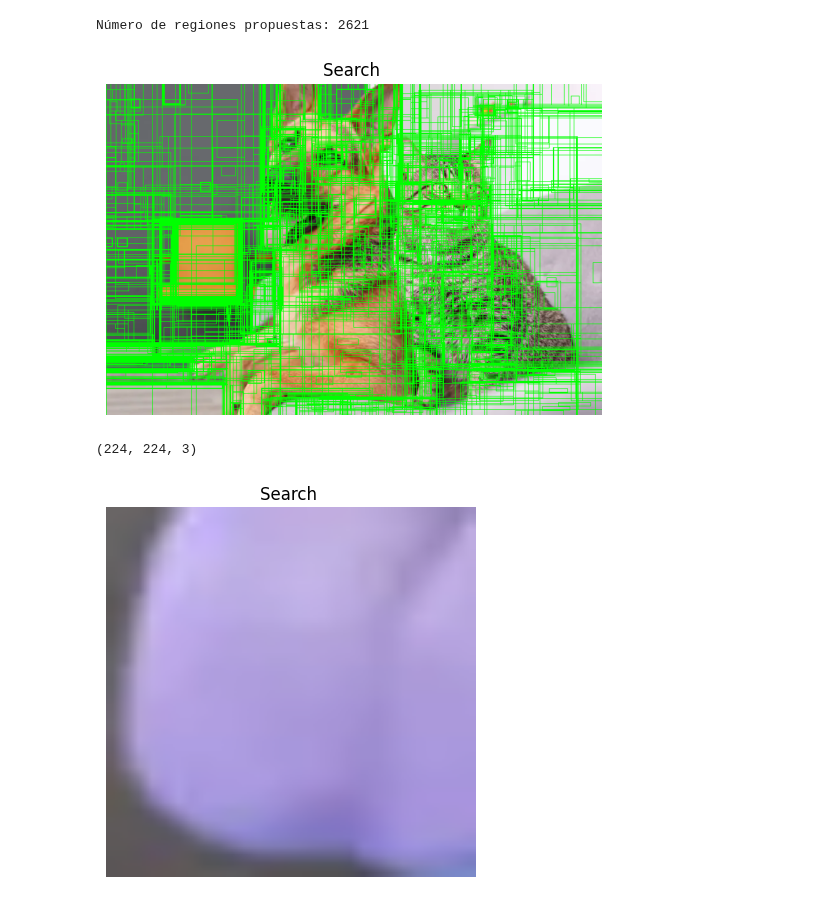
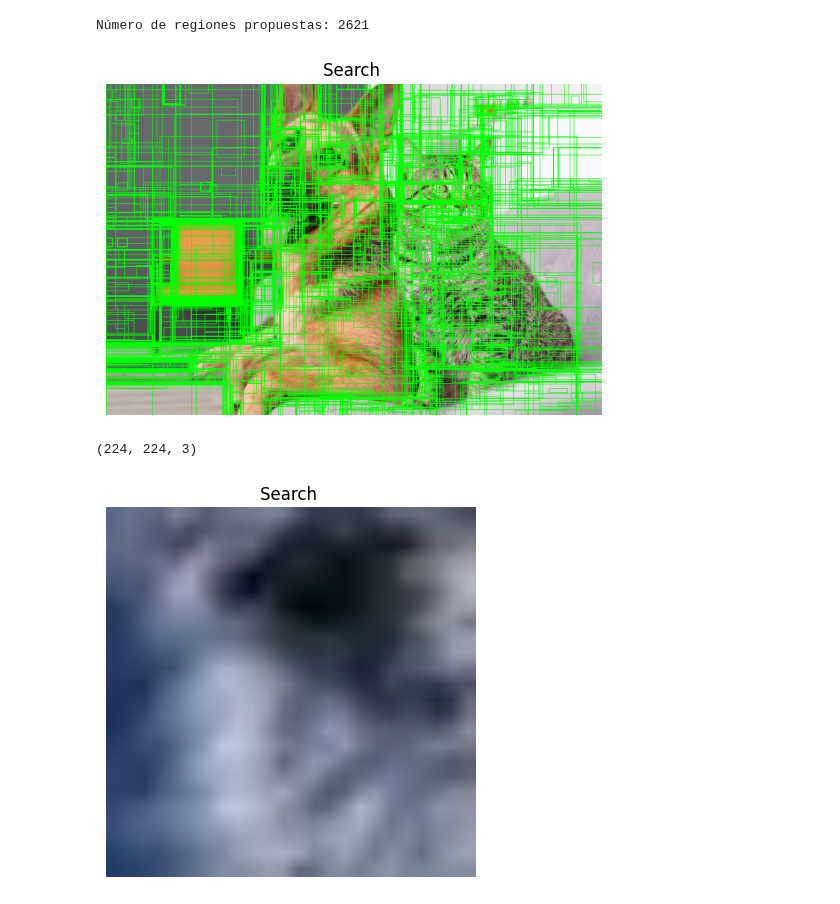
Before and after one commit to JuniorHZ19/CNN-PARA-DETECION-DE-OBJETOS, a Jupyter notebook: R-CNN.ipynb, the cells around one changed output. Saved outputs shown, nothing was run; the diff lists cells and outputs as text; code cells hidden in the pictures.

```diff
--- a/R-CNN.ipynb
+++ b/R-CNN.ipynb
@@ -32,7 +32,7 @@ import cv2
 import matplotlib.pyplot as plt
 
 # Cargar la imagen
-image = cv2.imread('/content/dataset/Imagenes/0001.jpg')
+image = cv2.imread('/content/Dataset/imagenes/0001.jpg')
 
 def get_Region_Proposals(img,max_regiones=2000):
 # Crear un objeto de Selective Search
@@ -69,33 +69,33 @@ plt.title("Search ")
 plt.show()
 # %% [output]
 Número de regiones propuestas: 2621
-[figure, old version]
+[figure, new version]
 # %%
 #Funcion redimension dee regiones para entrada al cnn:
 
 def extract_region(image,rect,size=(224,224)):
   x=rect[0]
   y=rect[1]
   w=rect[2]
   h=rect[3]
 
   region=image[y:y+h, x:x+w] #crop imagen segun recta
 
   img_region=cv2.resize(region, size) #redimensionar para entrada a vgg16 imanges 224x224
 
   return img_region
 
-img=extract_region(image,rectas_propuestas[1200])
+img=extract_region(image,rectas_propuestas[5])
 
 print(img.shape)
 
 plt.imshow(img)
 plt.axis('off')  # Ocultar los ejes
 plt.title("Search ")
 plt.show()
 # %% [output]
 (224, 224, 3)
-[figure, old version]
+[figure, new version]
 # %%
 #Leer arhcivos xml:
 import os
```
Also changed, not shown: parts of 5 cells of this notebook.
